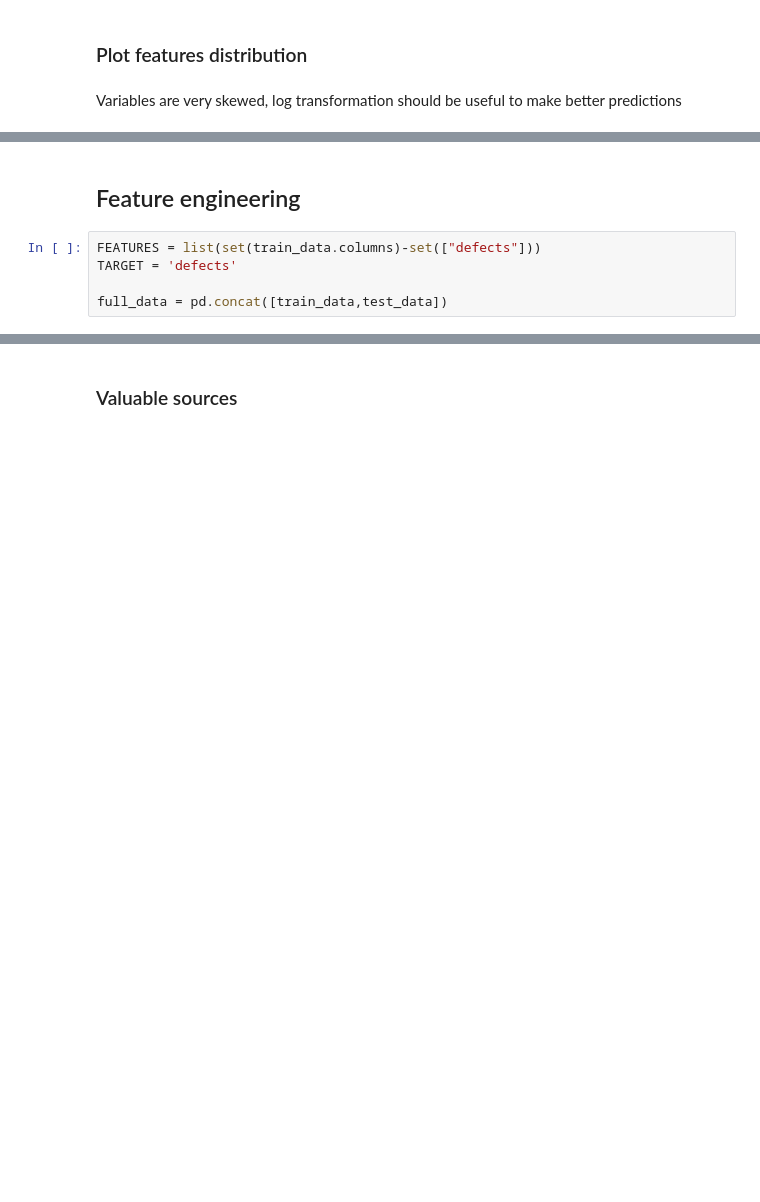
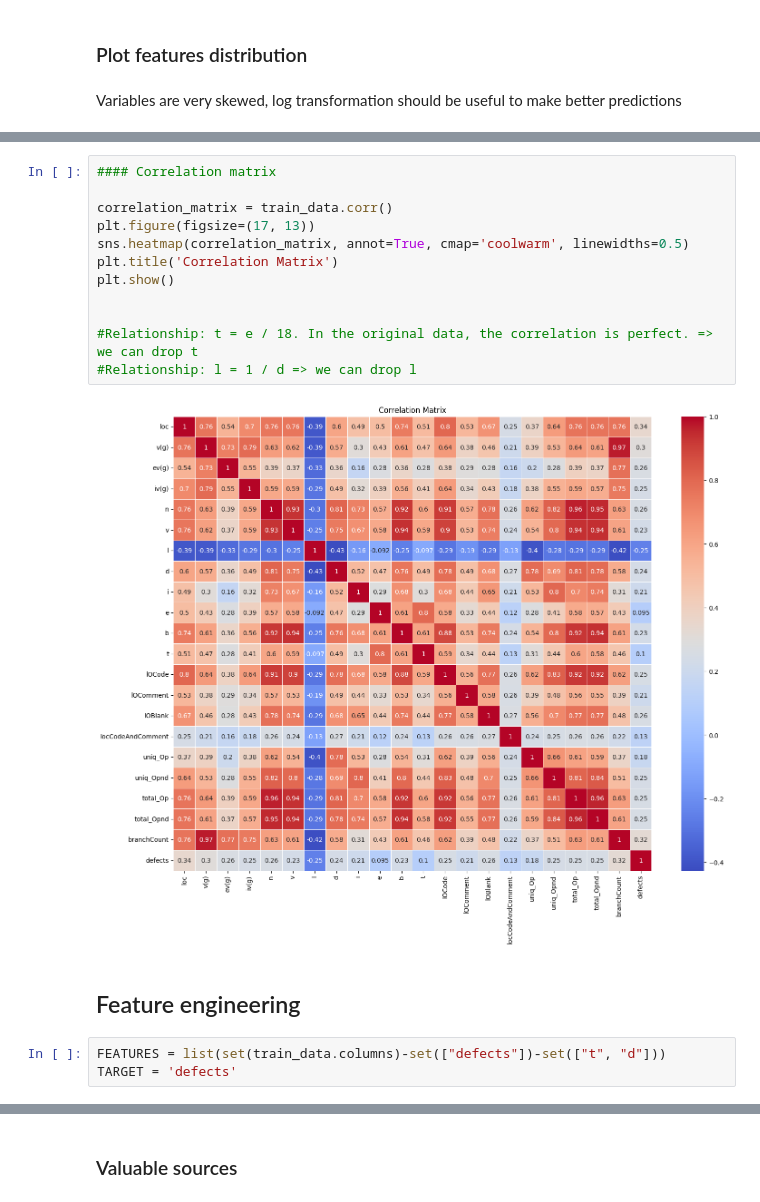
Before and after one commit to incardo/kaggle-playground, a Jupyter notebook: Binary-Classification_Software_Defects_Dataset/eda_software_defects.ipynb, the cells around one changed output, grey strips where cells are left out. Drawn from its saved outputs; the diff is of its cells as text; blank space fills up the shorter version.

```diff
--- a/Binary-Classification_Software_Defects_Dataset/eda_software_defects.ipynb
+++ b/Binary-Classification_Software_Defects_Dataset/eda_software_defects.ipynb
@@ -206,7 +222,19 @@ plt.show()
+# %%
+#### Correlation matrix
+
+correlation_matrix = train_data.corr()
+plt.figure(figsize=(17, 13))
+sns.heatmap(correlation_matrix, annot=True, cmap='coolwarm', linewidths=0.5)
+plt.title('Correlation Matrix')
+plt.show()
+
+
+#Relationship: t = e / 18. In the original data, the correlation is perfect. => we can drop t
+#Relationship: l = 1 / d => we can drop l
+# %% [output]
+[figure, added]
 # %% [markdown]
 ## Feature engineering
 # %%
-FEATURES = list(set(train_data.columns)-set(["defects"]))
+FEATURES = list(set(train_data.columns)-set(["defects"])-set(["t", "d"]))
 TARGET = 'defects'
-
-full_data = pd.concat([train_data,test_data])
```
Also changed, not shown: parts of 17 cells of this notebook, 5 other files.
